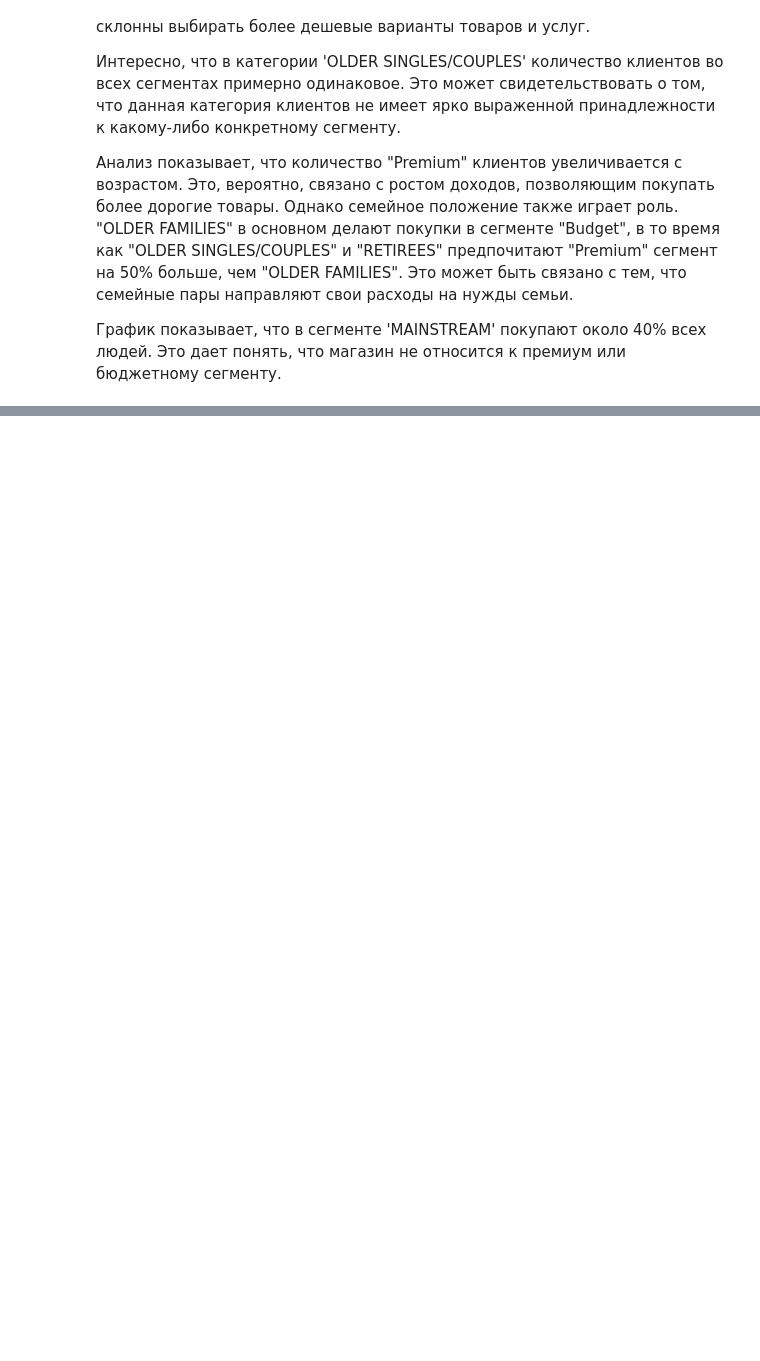
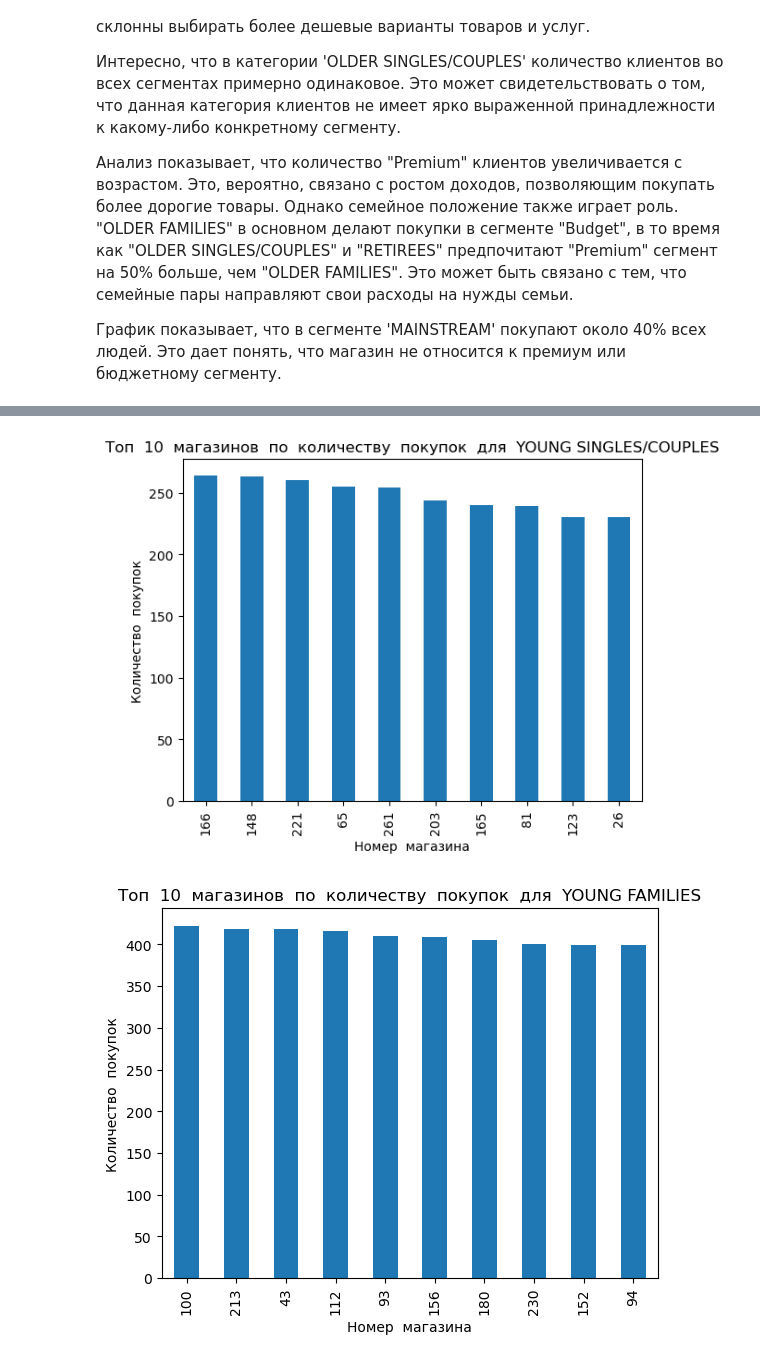
Before and after one commit to Hellionember/Pet-project2, a Jupyter notebook: main.ipynb, the cells around one changed output, grey strips where cells are left out. Drawn from its saved outputs; the diff is of its cells as text; code cells hidden in the pictures; blank space fills up the shorter version.

```diff
--- a/main.ipynb
+++ b/main.ipynb
@@ -58,0 +108,25 @@ plt.show()
+# %%
+# Группировка  данных  по  LIFESTAGE,  STORE_NBR  и  подсчет  количества  покупок
+store_counts_by_lifstage = merged_data.groupby(['LIFESTAGE', 'STORE_NBR'])['TXN_ID'].nunique()
+
+# Построение  отдельных  графиков  для  каждой  категории  LIFESTAGE
+for lifstage in merged_data['LIFESTAGE'].unique():
+    # Сортировка  по  количеству  покупок  в  обратном  порядке
+    store_counts_lifstage = store_counts_by_lifstage.loc[lifstage].sort_values(ascending=False)
+
+    # Вывод  топ  10  магазинов
+    top_10_stores_lifstage = store_counts_lifstage.head(10)
+
+    # Построение  столбчатой  диаграммы
+    top_10_stores_lifstage.plot(kind='bar')
+
+    # Настройка  графика
+    plt.xlabel('Номер  магазина')
+    plt.ylabel('Количество  покупок')
+    plt.title(f'Топ  10  магазинов  по  количеству  покупок  для  {lifstage}')
+
+    # Отображение  графика
+    plt.show()
+# %% [output]
+[figure, added]
+[figure, added]
```
Also changed, not shown: parts of 9 cells of this notebook, 3 other files.
